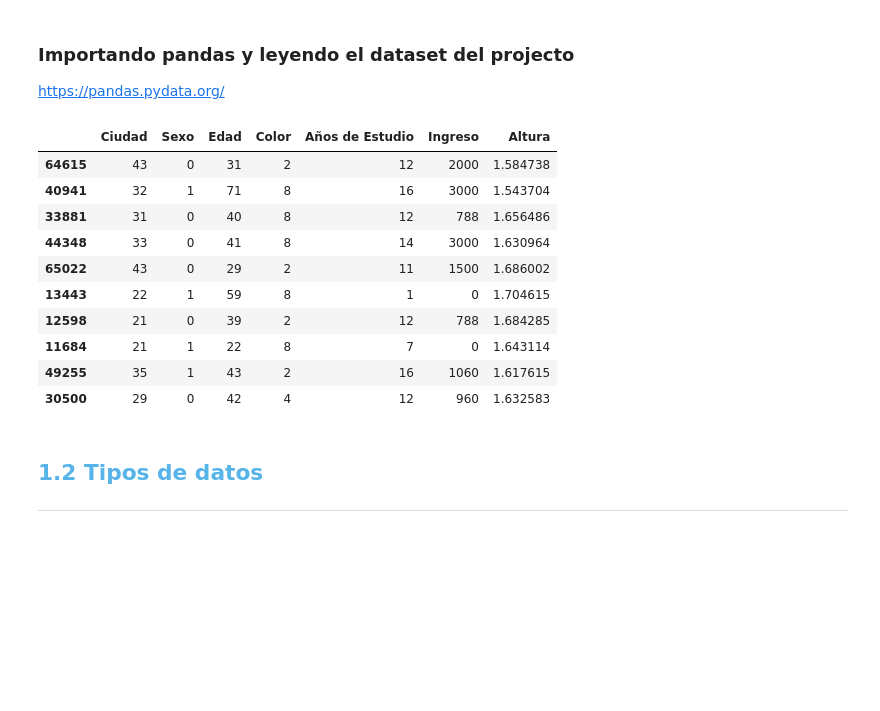
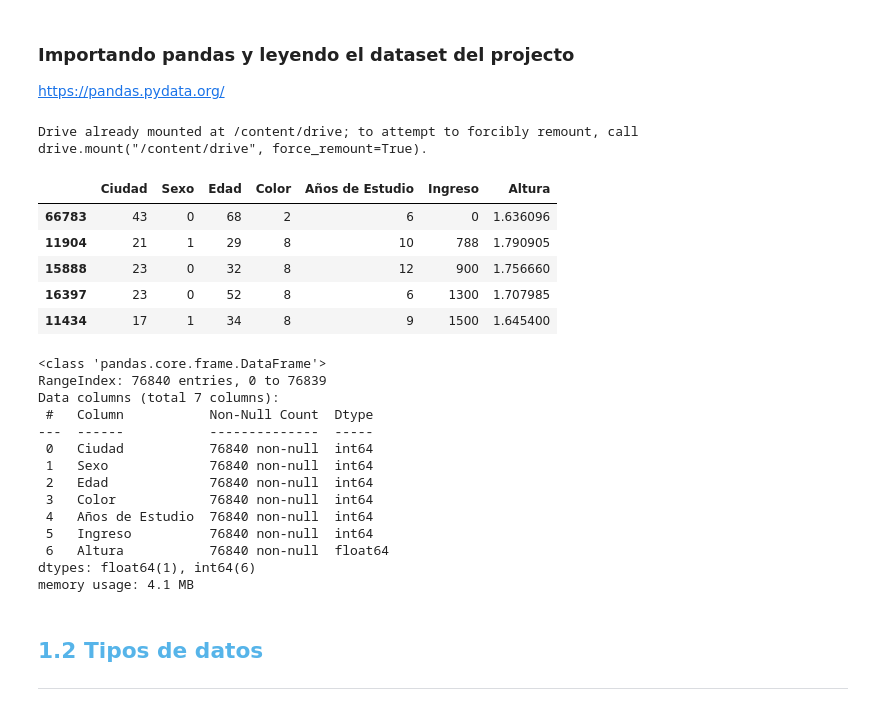
Before and after one commit to dialejo/Math_with_python, a Jupyter notebook: Estadística_con_Python.ipynb, the cells around one changed output. Drawn from its saved outputs; the diff is of its cells as text; code cells hidden in the pictures; blank space fills up the shorter version.

```diff
--- a/Estadística_con_Python.ipynb
+++ b/Estadística_con_Python.ipynb
@@ -102,19 +103,36 @@ import pandas as pd
 # %%
-datos = pd.read_csv("/content/datos.csv")
+datos = pd.read_csv("/content/drive/MyDrive/Math_with_python/datos_estadistica.csv")
+# %%
+from google.colab import drive
+drive.mount('/content/drive')
+# %% [output]
+Drive already mounted at /content/drive; to attempt to forcibly remount, call drive.mount("/content/drive", force_remount=True).
 # %%
-datos.sample(10)
+datos.sample(5)
 # %% [output]
 |  | Ciudad | Sexo | Edad | Color | Años de Estudio | Ingreso | Altura |
-| 64615 | 43 | 0 | 31 | 2 | 12 | 2000 | 1.584738 |
-| 40941 | 32 | 1 | 71 | 8 | 16 | 3000 | 1.543704 |
-| 33881 | 31 | 0 | 40 | 8 | 12 | 788 | 1.656486 |
-| 44348 | 33 | 0 | 41 | 8 | 14 | 3000 | 1.630964 |
-| 65022 | 43 | 0 | 29 | 2 | 11 | 1500 | 1.686002 |
-| 13443 | 22 | 1 | 59 | 8 | 1 | 0 | 1.704615 |
-| 12598 | 21 | 0 | 39 | 2 | 12 | 788 | 1.684285 |
-| 11684 | 21 | 1 | 22 | 8 | 7 | 0 | 1.643114 |
-| 49255 | 35 | 1 | 43 | 2 | 16 | 1060 | 1.617615 |
-| 30500 | 29 | 0 | 42 | 4 | 12 | 960 | 1.632583 |
+| 66783 | 43 | 0 | 68 | 2 | 6 | 0 | 1.636096 |
+| 11904 | 21 | 1 | 29 | 8 | 10 | 788 | 1.790905 |
+| 15888 | 23 | 0 | 32 | 8 | 12 | 900 | 1.756660 |
+| 16397 | 23 | 0 | 52 | 8 | 6 | 1300 | 1.707985 |
+| 11434 | 17 | 1 | 34 | 8 | 9 | 1500 | 1.645400 |
+# %%
+datos.info()
+# %% [output]
+<class 'pandas.core.frame.DataFrame'>
+RangeIndex: 76840 entries, 0 to 76839
+Data columns (total 7 columns):
+ #   Column           Non-Null Count  Dtype
+---  ------           --------------  -----
+ 0   Ciudad           76840 non-null  int64
+ 1   Sexo             76840 non-null  int64
+ 2   Edad             76840 non-null  int64
+ 3   Color            76840 non-null  int64
+ 4   Años de Estudio  76840 non-null  int64
+ 5   Ingreso          76840 non-null  int64
+ 6   Altura           76840 non-null  float64
+dtypes: float64(1), int64(6)
+memory usage: 4.1 MB
 # %% [markdown]
 ## <font color=#56B4E9>1.2 Tipos de datos</font>
 ***
```
Also changed, not shown: parts of 84 cells of this notebook.
